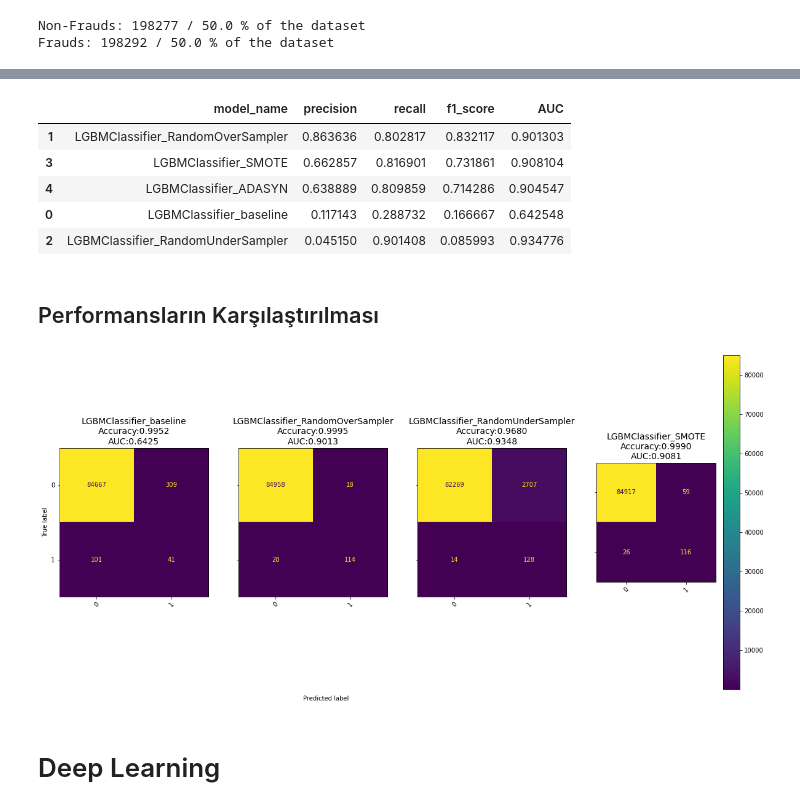
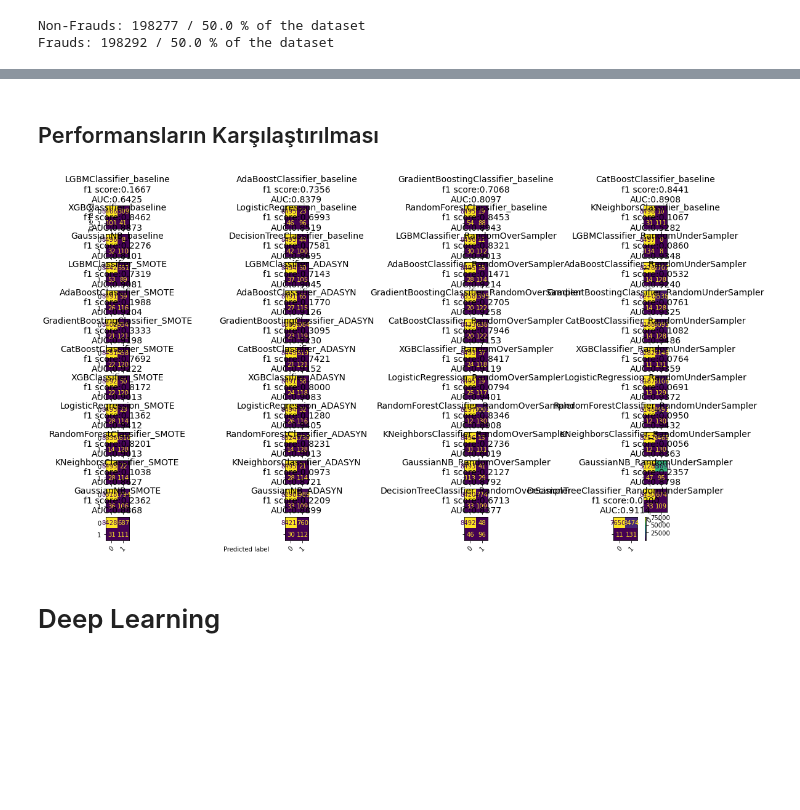
Before and after one commit to Tek-nr/AI-Based-Fraud-Detection, a Jupyter notebook: creditcard.ipynb, the cells around one changed output, grey strips where cells are left out. Saved outputs shown, nothing was run; the diff lists cells and outputs as text; code cells hidden in the pictures; blank space fills up the shorter version.

```diff
--- a/creditcard.ipynb
+++ b/creditcard.ipynb
@@ -349,4 +346,14 @@ Frauds: 198292 / 50.0 % of the dataset
 # %%
-ml_models = [ lgb.LGBMClassifier()]
-             #, AdaBoostClassifier(),GradientBoostingClassifier(),
-             #CatBoostClassifier(),XGBClassifier()]
+ml_models_list = [
+
+                  lgb.LGBMClassifier(),
+                  AdaBoostClassifier(),
+                  GradientBoostingClassifier(),
+                  CatBoostClassifier(),
+                  XGBClassifier(),
+                  LogisticRegression(),
+                  RandomForestClassifier(),
+                  KNeighborsClassifier(),
+                  GaussianNB(),
+                  DecisionTreeClassifier(),
+]
@@ -368,18 +486,9 @@ for i in ml_models:
-# %%
-mtap.all_performances.sort_values(by=['f1_score','AUC'], ascending=False)
-# %% [output]
-|  | model_name | precision | recall | f1_score | AUC |
-| 1 | LGBMClassifier_RandomOverSampler | 0.863636 | 0.802817 | 0.832117 | 0.901303 |
-| 3 | LGBMClassifier_SMOTE | 0.662857 | 0.816901 | 0.731861 | 0.908104 |
-| 4 | LGBMClassifier_ADASYN | 0.638889 | 0.809859 | 0.714286 | 0.904547 |
-| 0 | LGBMClassifier_baseline | 0.117143 | 0.288732 | 0.166667 | 0.642548 |
-| 2 | LGBMClassifier_RandomUnderSampler | 0.045150 | 0.901408 | 0.085993 | 0.934776 |
 # %% [markdown]
 ## Performansların Karşılaştırılması
 # %%
-mtap.display_all_confusion_matrices(y_test)
+ml_models.display_all_confusion_matrices(y_test)
 # %% [output]
-[figure, old version]
+[figure, new version]
 # %% [markdown]
 # Deep Learning
 # %% [markdown]
```
Also changed, not shown: parts of 83 cells of this notebook.
